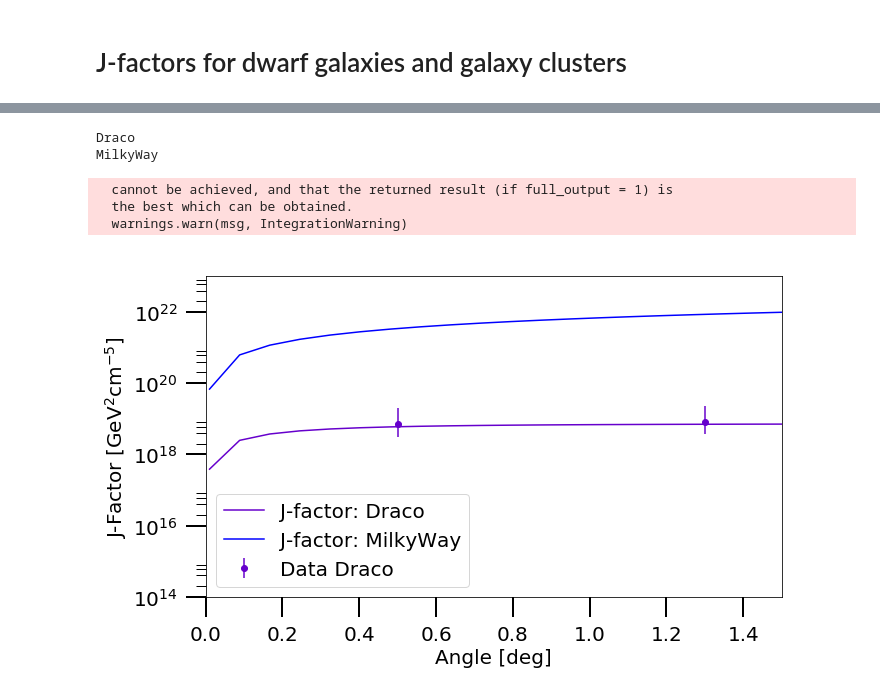
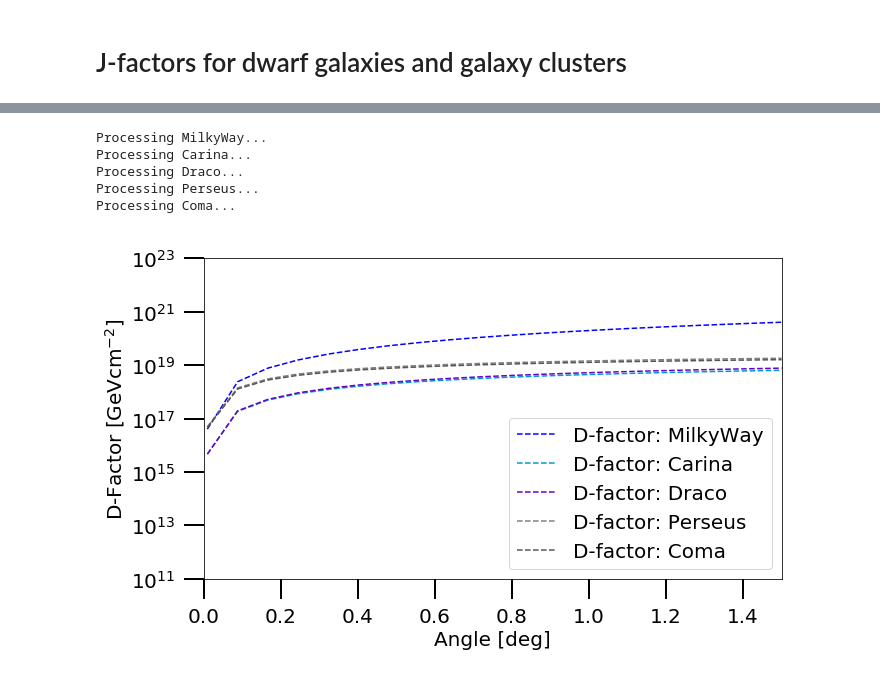
Before and after one commit to bradkav/GSS2018_Indirect, a Jupyter notebook: scripts/GRAPPA_student2.ipynb, the cells around one changed output, grey strips where cells are left out. Saved outputs shown, nothing was run; the diff lists cells and outputs as text; code cells hidden in the pictures.

```diff
--- a/scripts/GRAPPA_student2.ipynb
+++ b/scripts/GRAPPA_student2.ipynb
@@ -119,11 +235,12 @@ plt.show()
 # %%
 # data.txt is a txt file that contains all data for the dwarf galaxies
 
-def plot_dwarf_galaxies(d_factor, objects, profile_type, max_angle, nof_evals):
+def plot_dwarf_galaxies(objects, profile_type, max_angle=1.5, nof_evals=20, d_factor=False):
     """Plots the J-factor and/or D-factor for the wanted objects."""
     # d_facor can be True or False, to specify whether or not it should be calculated.
+    # d
     # objects is a list of object names that should be considered.
-    # profile_type specifies the wanted density profile.
+    # profile_type specifies the desired density profile.
     # max_angle is the angle up to which the J-factor is calculated/plotted.
     # nof_evals defines at how many angles the J-factor should be calculated.
 
@@ -139,7 +256,7 @@ def plot_dwarf_galaxies(d_factor, objects, profile_type, max_angle, nof_evals):
     # For each object, plot the data (if available) and
     # calculate the J-factor at the wanted angles
     for obj_name in objects:
-        print(obj_name)
+        print("Processing " + obj_name + "...")
         # Read in data file with all paramters needed
         with open("data.txt") as f:
             for line in f:
@@ -157,46 +274,51 @@ def plot_dwarf_galaxies(d_factor, objects, profile_type, max_angle, nof_evals):
         yupper = 10**(data_j + data_j_upper_error)
 
         # If all parameters are properly initialized, plot the data
-        if data_angle[0]!=0:
-            ax.errorbar(data_angle, 10**data_j, yerr=[ylower, yupper], c=plot_color, label="Data "+obj_name, fmt="o")
+        if (data_angle[0]!=0) and (d_factor == False):
+            ax.errorbar(data_angle, 10**data_j, yerr=[ylower, yupper], c=plot_color, fmt="o")
 
         # Calculate the J-factor at each angle, using the nquad function with a relaxed stepsize
         for j, theta in enumerate(angle):
             theta *= (np.pi / 180) # Conversion to rad
 
-            # Also calculate the D-factor is d_factor==True
+            # Calculate the D-factor is d_factor==True
             if d_factor==True:
                 D = nquad(DM_density_LOS, [[0,2*d],[np.cos(theta),1]],
-                                args=(d, rho_0, r_s, 1, 1, False, profile_type), epsrel=1e-3, opts={"epsrel":1e-3})
+                                args=(d, rho_0, r_s, 1, 1, False, profile_type), opts={"epsrel":1e-3})
                 D_factors[i,j] = 2*np.pi * D[0]
-
-            J = nquad(DM_density_LOS, [[0,2*d],[np.cos(theta),1]],
-                            args=(d, rho_0, r_s, 1, 1, True, profile_type),  opts={"epsrel":1e-3})
-            J_factors[i,j] = 2*np.pi * J[0]
+            # Compute the J-factor
+            else:
+                J = nquad(DM_density_LOS, [[0,2*d],[np.cos(theta),1]],
+                                args=(d, rho_0, r_s, 1, 1, True, profile_type),  opts={"epsrel":1e-3})
+                J_factors[i,j] = 2*np.pi * J[0]
 
         # Plot the D-factor simulation results
         if d_factor==True:
             ax.plot(angle, D_factors[i], color=plot_color, linestyle="--", label="D-factor: "+ obj_name)
-
         # Plot the J-factor simulation
-        ax.plot(angle, J_factors[i], color=plot_color, linestyle='-', label="J-factor: "+ obj_name)
+        else:
+            ax.plot(angle, J_factors[i], color=plot_color, linestyle='-', label="J-factor: "+ obj_name)
 
     ax.set_xlabel("Angle [deg]", fontsize=20)
-    ax.set_ylabel(r"J-Factor [$\mathrm{GeV}^2 \mathrm{cm}^{-5}$]", fontsize=20)
-    ax.set_ylim([float(10**14), float(10**23)])
+    if d_factor==True:
+        ax.set_ylabel(r"D-Factor [$\mathrm{GeV} \mathrm{cm}^{-2}$]", fontsize=20)
+    else:
+        ax.set_ylabel(r"J-Factor [$\mathrm{GeV}^2 \mathrm{cm}^{-5}$]", fontsize=20)
+    ax.set_ylim([float(10**11), float(10**23)])
     ax.set_xlim([0,max_angle])
     ax.tick_params('both', labelsize=20, length=20, width=2, which='major', pad=8)
     ax.tick_params('both', labelsize=20, length=10, width=1, which='minor',pad=8)
     plt.legend(fontsize=20)
     plt.tight_layout()
     plt.show()
-
-#objects=["Milky Way", "Carina", "Draco", "LeoII"]
-plot_dwarf_galaxies(d_factor=False, objects=["Draco", "MilkyWay"], profile_type="NFW", max_angle=1.5, nof_evals=20)
-# %% [output]
-Draco
-MilkyWay
-  cannot be achieved, and that the returned result (if full_output = 1) is
-  the best which can be obtained.
-  warnings.warn(msg, IntegrationWarning)
-[figure, removed]
+# %%
+# Plot the MilkyWay J- and D-factors together
+obj_names = ["MilkyWay", "Carina", "Draco","Perseus","Coma"]
+plot_dwarf_galaxies(objects=obj_names, profile_type="NFW", max_angle=1.5, nof_evals=20, d_factor=True)
+# %% [output]
+Processing MilkyWay...
+Processing Carina...
+Processing Draco...
+Processing Perseus...
+Processing Coma...
+[figure, added]
```
Also changed, not shown: parts of 6 cells of this notebook, 1 other file.
